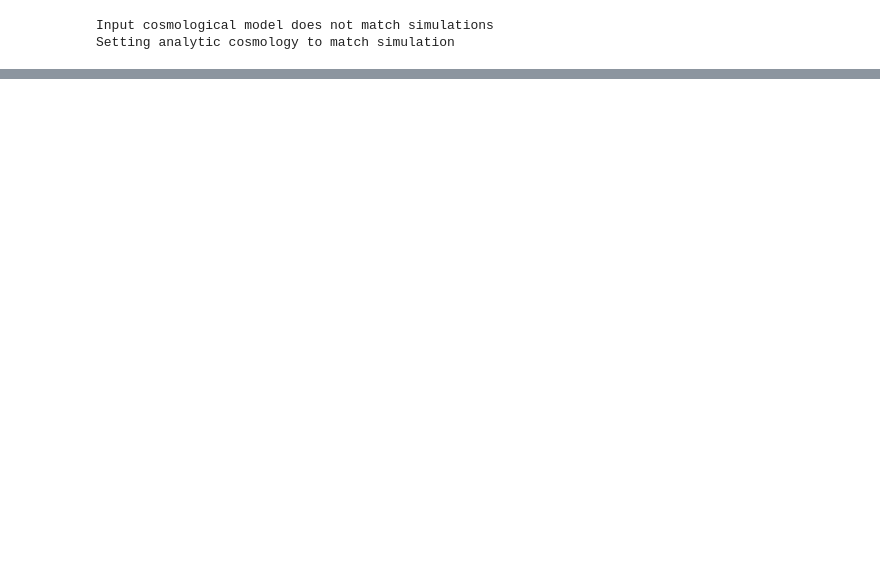
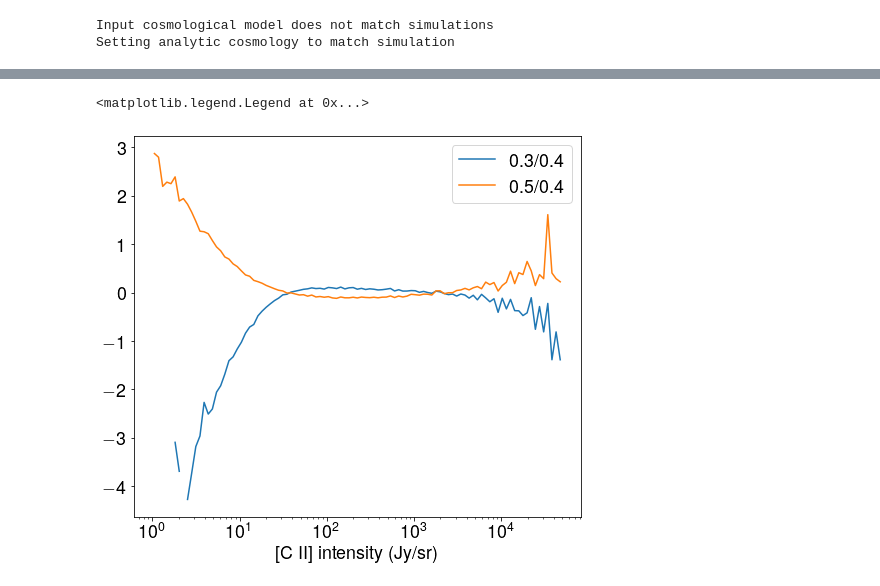
Before and after one commit to PatrickHorlaville/CITA_LIM, a Jupyter notebook: readmes/dsrel_readme.ipynb, the cells around one changed output, grey strips where cells are left out. Saved outputs shown, nothing was run; the diff lists cells and outputs as text; code cells hidden in the pictures; blank space fills up the shorter version.

```diff
--- a/readmes/dsrel_readme.ipynb
+++ b/readmes/dsrel_readme.ipynb
@@ -141,0 +156,13 @@ m_cii.update(model_par = {'zdex': 0.4,
+# %%
+plt.plot(center, np.log(n_cii_zdex03/n_cii_zdex04), label = '0.3/0.4')
+plt.plot(center, np.log(n_cii_zdex05/n_cii_zdex04), label = '0.5/0.4')
+
+plt.xlabel('[C II] intensity (Jy/sr)')
+#plt.ylabel('N')
+#plt.yscale('log')
+plt.xscale('log')
+#plt.title('[C II] voxel signal distribution')
+plt.legend()
+# %% [output]
+<matplotlib.legend.Legend at 0x...>
+[figure, added]
```
Also changed, not shown: parts of 30 cells of this notebook, 5 other files.
